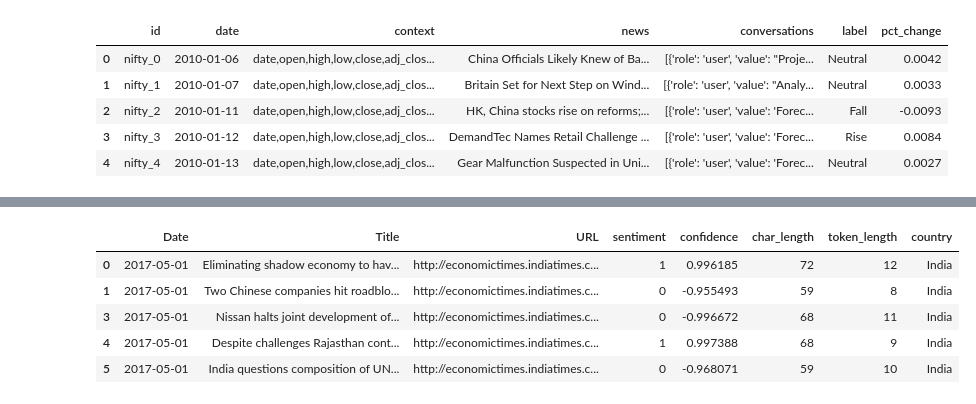
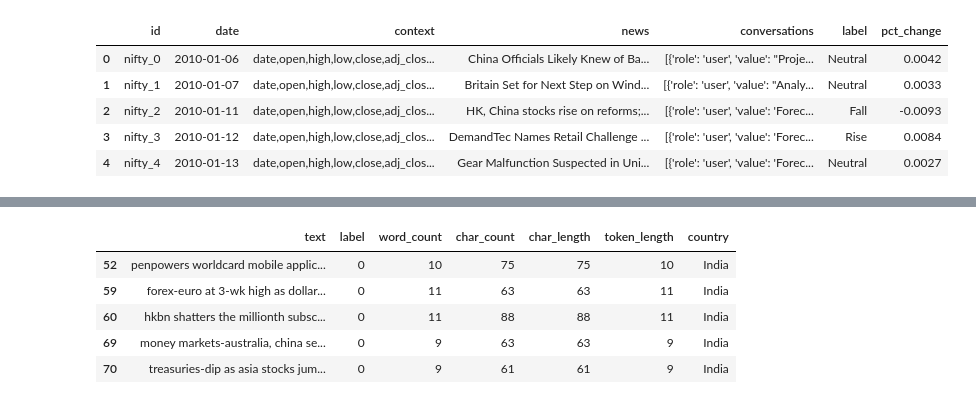
Before and after one commit to Sandeep20013/options-NIFTY50, a Jupyter notebook: stock-sentiment-analysis/EDA.ipynb, the cells around one changed output, grey strips where cells are left out. Cells and saved outputs as stored; diff of their text form; code cells hidden in the pictures.

```diff
--- a/stock-sentiment-analysis/EDA.ipynb
+++ b/stock-sentiment-analysis/EDA.ipynb
@@ -87,9 +89,9 @@ label
 Name: count, dtype: int64
 # %%
-df['word_count'] = df_clean['text'].apply(lambda x: len(str(x).split()))
+df_clean['word_count'] = df_clean['text'].apply(lambda x: len(str(x).split()))
 
 # Char counts
-df['char_count'] = df_clean['text'].apply(len)
+df_clean['char_count'] = df_clean['text'].apply(len)
 # %%
 plt.figure(figsize=(12,5))
 
@@ -192,10 +199,4 @@ df.tail()
 # %%
 # Character count
-df['char_length'] = df['Content'].str.len()
-df['token_length'] = df['Content'].str.split().apply(len)
+df_clean['char_length'] = df_clean['text'].str.len()
+df_clean['token_length'] = df_clean['text'].str.split().apply(len)
-# %%
-pd.set_option('display.max_colwidth', None)
-df['Content'] = df['Content'].str.strip()
-
-# Replace multiple whitespace (spaces, tabs, newlines) with a single space
-df['Content'] = df['Content'].str.replace(r'\s+', ' ', regex=True)
@@ -240,3 +226,3 @@ df[df['char_length'] >= 30].shape
 # %%
-df['country'] = 'India'
+df_clean['country'] = 'India'
 # %%
@@ -275,10 +254,10 @@ sentiment
 Name: proportion, dtype: float64
 # %%
-df.head()
+df_clean.head()
 # %% [output]
-|  | Date | Title | URL | sentiment | confidence | char_length | token_length | country |
-| 0 | 2017-05-01 | Eliminating shadow economy to hav... | http://economictimes.indiatimes.c... | 1 | 0.996185 | 72 | 12 | India |
-| 1 | 2017-05-01 | Two Chinese companies hit roadblo... | http://economictimes.indiatimes.c... | 0 | -0.955493 | 59 | 8 | India |
-| 3 | 2017-05-01 | Nissan halts joint development of... | http://economictimes.indiatimes.c... | 0 | -0.996672 | 68 | 11 | India |
-| 4 | 2017-05-01 | Despite challenges Rajasthan cont... | http://economictimes.indiatimes.c... | 1 | 0.997388 | 68 | 9 | India |
-| 5 | 2017-05-01 | India questions composition of UN... | http://economictimes.indiatimes.c... | 0 | -0.968071 | 59 | 10 | India |
+|  | text | label | word_count | char_count | char_length | token_length | country |
+| 52 | penpowers worldcard mobile applic... | 0 | 10 | 75 | 75 | 10 | India |
+| 59 | forex-euro at 3-wk high as dollar... | 0 | 11 | 63 | 63 | 11 | India |
+| 60 | hkbn shatters the millionth subsc... | 0 | 11 | 88 | 88 | 11 | India |
+| 69 | money markets-australia, china se... | 0 | 9 | 63 | 63 | 9 | India |
+| 70 | treasuries-dip as asia stocks jum... | 0 | 9 | 61 | 61 | 9 | India |
```
Also changed, not shown: parts of 24 cells of this notebook, 4 other files.
